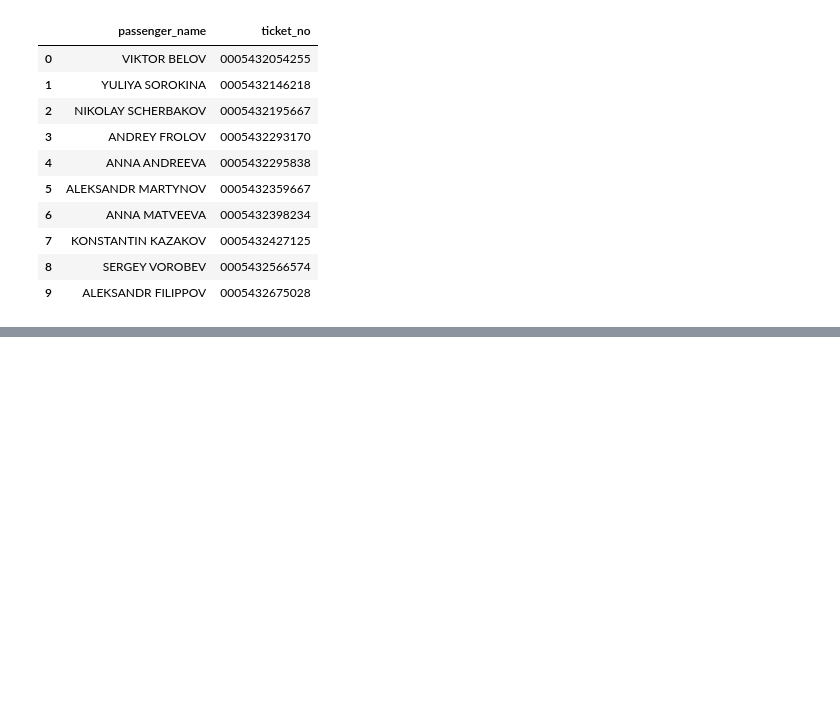
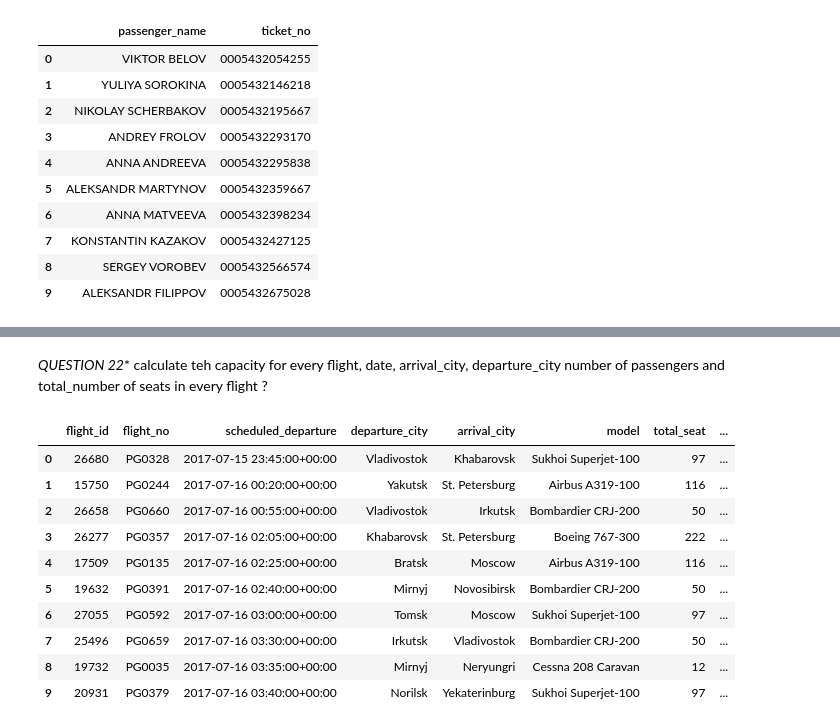
Before and after one commit to jbassie/SQL-PROJECTS, a Jupyter notebook: AIRLINES/SQL_NOTEBOOK.ipynb, the cells around one changed output, grey strips where cells are left out. Saved outputs shown, nothing was run; the diff lists cells and outputs as text; code cells hidden in the pictures; blank space fills up the shorter version.

```diff
--- a/AIRLINES/SQL_NOTEBOOK.ipynb
+++ b/AIRLINES/SQL_NOTEBOOK.ipynb
@@ -318,0 +432,36 @@ df.head(10)
+# %% [markdown]
+*QUESTION 22**   calculate teh capacity for every flight, date, arrival_city, departure_city number of passengers and total_number
+of seats in every flight ?
+# %%
+query = "With t1 as (select f.flight_id, f.flight_no, f.scheduled_departure, \
+                    (Select city ->> 'en' from airports where airport_code = f.departure_airport) as departure_city, \
+                    (Select city ->> 'en' from airports where airport_code = f.arrival_airport) as arrival_city, \
+                    f.aircraft_code, count(tf.ticket_no) as No_of_Passengers, \
+                    (Select count(s.seat_no) from seats s where s.aircraft_code = f.aircraft_code) as total_seat \
+                From flights f \
+                join ticket_flights tf \
+                on f.flight_id = tf.flight_id \
+                where f.status = 'Arrived' \
+                Group by 1,2,3,4,5,6) \
+    Select t1.flight_id, t1.flight_no, t1.scheduled_departure, t1.departure_city, \
+            t1.arrival_city, a.model ->> 'en' as Model, t1.total_seat, \
+            round(t1.No_of_Passengers :: numeric / t1.total_seat :: numeric, 2) as Passengers \
+    from t1 \
+    join aircrafts as a \
+    on t1.aircraft_code = a.aircraft_code \
+    Order by t1.scheduled_departure "
+
+df = pd.read_sql_query(query, con = engine)
+df.head(10)
+# %% [output]
+|  | flight_id | flight_no | scheduled_departure | departure_city | arrival_city | model | total_seat | ... |
+| 0 | 26680 | PG0328 | 2017-07-15 23:45:00+00:00 | Vladivostok | Khabarovsk | Sukhoi Superjet-100 | 97 | ... |
+| 1 | 15750 | PG0244 | 2017-07-16 00:20:00+00:00 | Yakutsk | St. Petersburg | Airbus A319-100 | 116 | ... |
+| 2 | 26658 | PG0660 | 2017-07-16 00:55:00+00:00 | Vladivostok | Irkutsk | Bombardier CRJ-200 | 50 | ... |
+| 3 | 26277 | PG0357 | 2017-07-16 02:05:00+00:00 | Khabarovsk | St. Petersburg | Boeing 767-300 | 222 | ... |
+| 4 | 17509 | PG0135 | 2017-07-16 02:25:00+00:00 | Bratsk | Moscow | Airbus A319-100 | 116 | ... |
+| 5 | 19632 | PG0391 | 2017-07-16 02:40:00+00:00 | Mirnyj | Novosibirsk | Bombardier CRJ-200 | 50 | ... |
+| 6 | 27055 | PG0592 | 2017-07-16 03:00:00+00:00 | Tomsk | Moscow | Sukhoi Superjet-100 | 97 | ... |
+| 7 | 25496 | PG0659 | 2017-07-16 03:30:00+00:00 | Irkutsk | Vladivostok | Bombardier CRJ-200 | 50 | ... |
+| 8 | 19732 | PG0035 | 2017-07-16 03:35:00+00:00 | Mirnyj | Neryungri | Cessna 208 Caravan | 12 | ... |
+| 9 | 20931 | PG0379 | 2017-07-16 03:40:00+00:00 | Norilsk | Yekaterinburg | Sukhoi Superjet-100 | 97 | ... |
```
Also changed, not shown: parts of 20 cells of this notebook.
